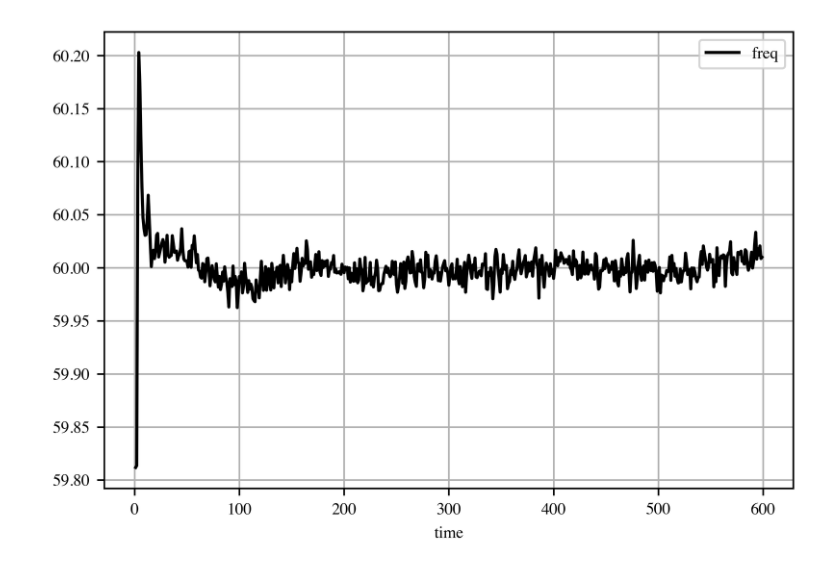
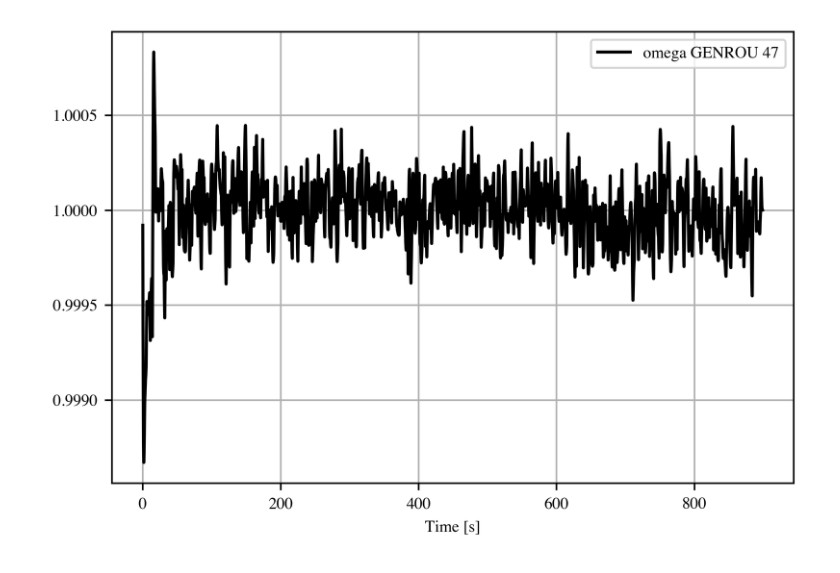
Before and after one commit to CURENT/demo, a Jupyter notebook: demo/deadband/notes/4.Results.ipynb, the cells around one changed output. Drawn from its saved outputs; the diff is of its cells as text; code cells hidden in the pictures.

```diff
--- a/demo/deadband/notes/4.Results.ipynb
+++ b/demo/deadband/notes/4.Results.ipynb
@@ -7,14 +7,13 @@ import scienceplots
 # %%
 res_path = "./../results"
 
-res = pd.read_csv(f"{res_path}/case1_h22_d9.csv")
-res = res.iloc[1:600]
+res = pd.read_csv(f"{res_path}/tds_h22_d1.csv")
+res = res.iloc[1:]
 # %%
 plt.style.use(["default", "ieee"])
-ax = res.plot(x="time",
-              y=["freq"],
+ax = res.plot(x="Time [s]",
+              y=["omega GENROU 47"],
               figsize=(6, 4),
-            #   xlim=(0,),
               grid=True,)
 # %% [output]
-[figure, old version]
+[figure, new version]
```
Also changed, not shown: 1 other file.
